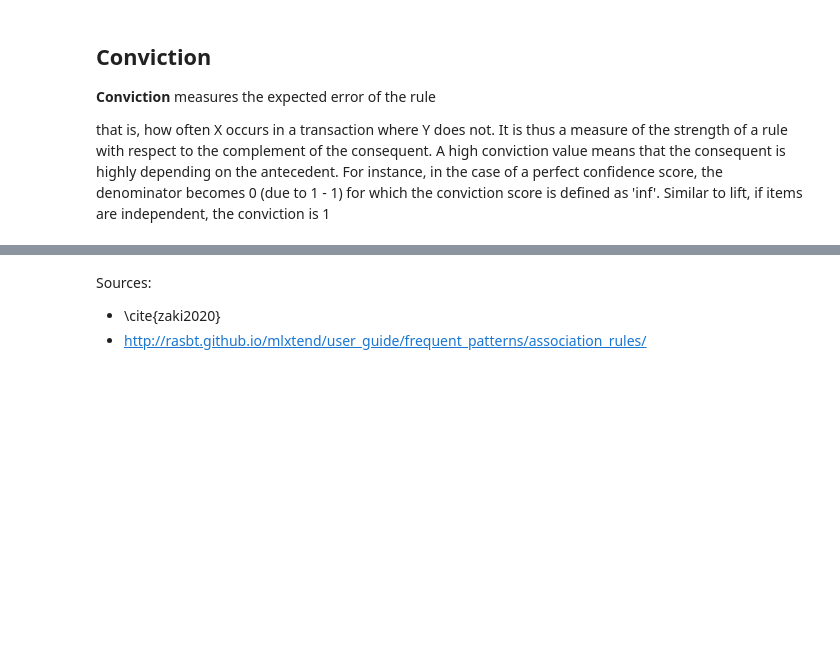
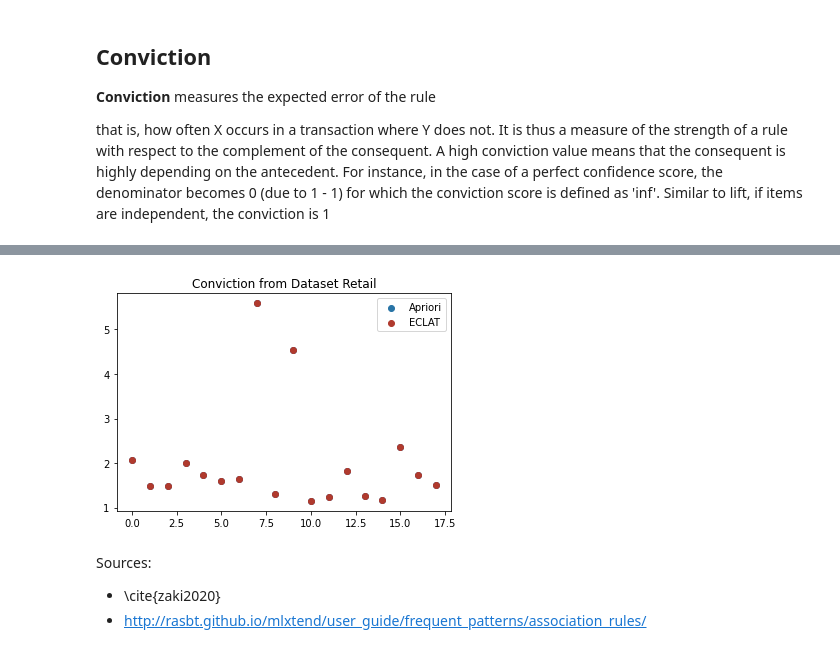
Before and after one commit to mlilyd/DS1_RuleMining, a Jupyter notebook: conviction_lift.ipynb, the cells around one changed output, grey strips where cells are left out. Cells and saved outputs as stored; diff of their text form; code cells hidden in the pictures; blank space fills up the shorter version.

```diff
--- a/conviction_lift.ipynb
+++ b/conviction_lift.ipynb
@@ -101,3 +105,11 @@ plt.show()
+# %%
+plt.scatter(range(retail_joined.shape[0]), retail_joined['conviction_apriori'], label='Apriori', color='#2874A6')
+plt.scatter(range(retail_joined.shape[0]), retail_joined['conviction_eclat'],  label='ECLAT', color="#B03A2E")
+plt.title("Conviction from Dataset Retail")
+plt.legend()
+plt.show()
+# %% [output]
+[figure, added]
 # %% [markdown]
 Sources:
 - \cite{zaki2020}
```
Also changed, not shown: parts of 10 cells of this notebook.
